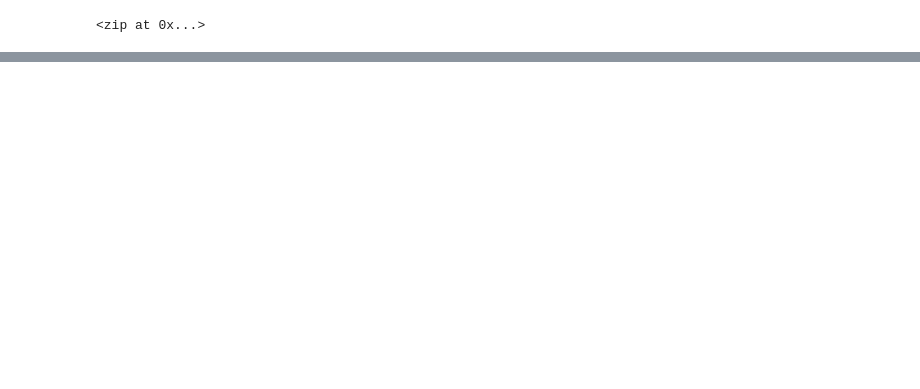
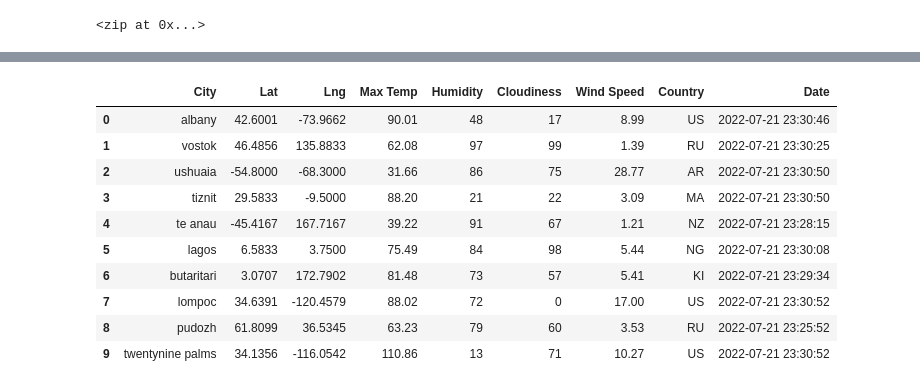
Before and after one commit to DarrinM37/-World_Weather_Analysis-, a Jupyter notebook: WeatherPy.ipynb, the cells around one changed output, grey strips where cells are left out. Drawn from its saved outputs; the diff is of its cells as text; code cells hidden in the pictures; blank space fills up the shorter version.

Commit message:
Adding new weather data.

```diff
--- a/WeatherPy.ipynb
+++ b/WeatherPy.ipynb
@@ -32,0 +36,4 @@ len(cities)
+# %%
+# Starting URL for Weather Map API Call.
+url = "http://api.openweathermap.org/data/2.5/weather?units=Imperial&APPID=" + weather_api_key
+print(url)
@@ -32,0 +122,16 @@ len(cities)
+# %%
+# Convert the array of dictionaries to a Pandas DataFrame.
+city_data_df = pd.DataFrame(city_data)
+city_data_df.head(10)
+# %% [output]
+|  | City | Lat | Lng | Max Temp | Humidity | Cloudiness | Wind Speed | Country | Date |
+| 0 | albany | 42.6001 | -73.9662 | 90.01 | 48 | 17 | 8.99 | US | 2022-07-21 23:30:46 |
+| 1 | vostok | 46.4856 | 135.8833 | 62.08 | 97 | 99 | 1.39 | RU | 2022-07-21 23:30:25 |
+| 2 | ushuaia | -54.8000 | -68.3000 | 31.66 | 86 | 75 | 28.77 | AR | 2022-07-21 23:30:50 |
+| 3 | tiznit | 29.5833 | -9.5000 | 88.20 | 21 | 22 | 3.09 | MA | 2022-07-21 23:30:50 |
+| 4 | te anau | -45.4167 | 167.7167 | 39.22 | 91 | 67 | 1.21 | NZ | 2022-07-21 23:28:15 |
+| 5 | lagos | 6.5833 | 3.7500 | 75.49 | 84 | 98 | 5.44 | NG | 2022-07-21 23:30:08 |
+| 6 | butaritari | 3.0707 | 172.7902 | 81.48 | 73 | 57 | 5.41 | KI | 2022-07-21 23:29:34 |
+| 7 | lompoc | 34.6391 | -120.4579 | 88.02 | 72 | 0 | 17.00 | US | 2022-07-21 23:30:52 |
+| 8 | pudozh | 61.8099 | 36.5345 | 63.23 | 79 | 60 | 3.53 | RU | 2022-07-21 23:25:52 |
+| 9 | twentynine palms | 34.1356 | -116.0542 | 110.86 | 13 | 71 | 10.27 | US | 2022-07-21 23:30:52 |
```
Also changed, not shown: parts of 8 cells of this notebook.
